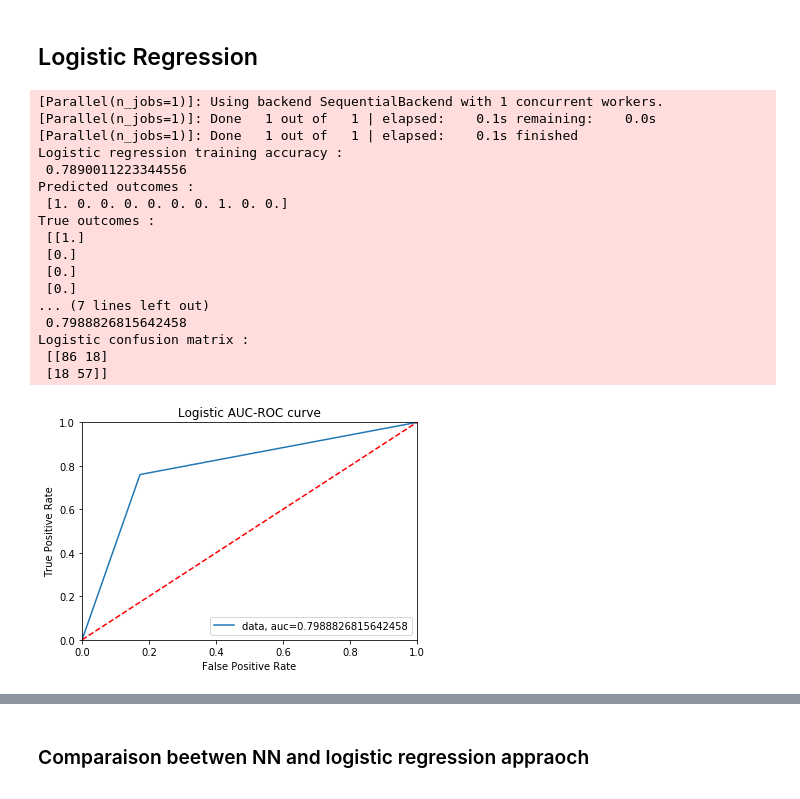
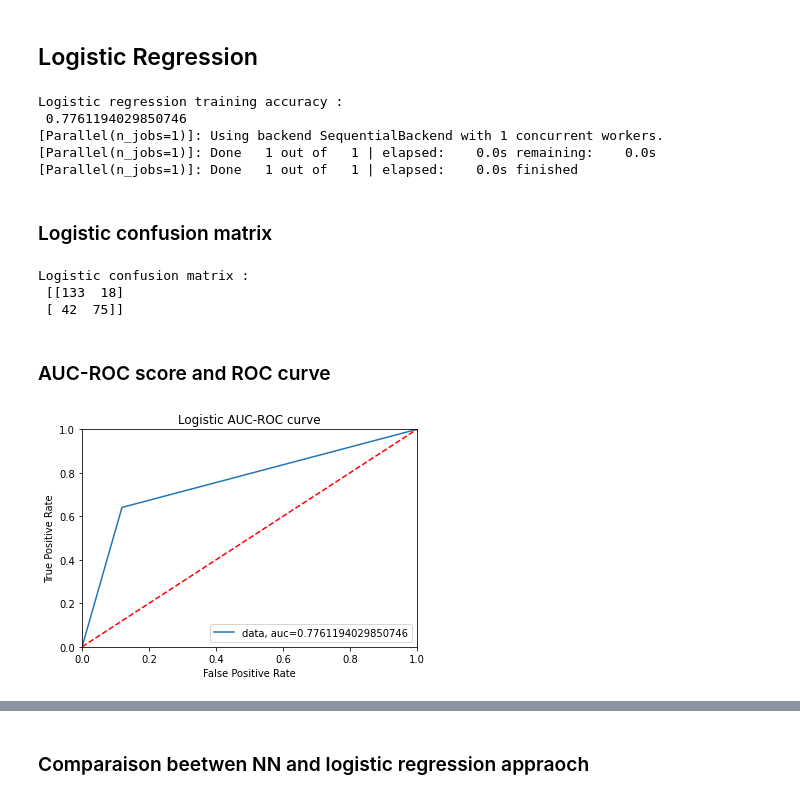
Before and after one commit to Julien-Verdun/Kaggle, a Jupyter notebook: Titanic/titanic/titanic.ipynb, the cells around one changed output, grey strips where cells are left out. Drawn from its saved outputs; the diff is of its cells as text; code cells hidden in the pictures.

```diff
--- a/Titanic/titanic/titanic.ipynb
+++ b/Titanic/titanic/titanic.ipynb
@@ -302,3 +220,11 @@ Input at test time :
+# %%
+# input data processing : creation of the input and output layers
+input_training_data = training_array
+output_training_data = training_df["Survived"].values
+# %%
+# test data processing : creation of the input and output layers
+input_test_data = test_array
+output_test_data = test_df["Survived"].values
 # %% [markdown]
 ### Neural network training
 # %%
@@ -443,60 +410,46 @@ Input at submission time :
 # %% [markdown]
 ## Logistic Regression
+# %%
+# Training of our logistic regression
+clf = LogisticRegression(random_state=0, solver='lbfgs',verbose=4,max_iter=150000, multi_class='ovr').fit(input_training_data, output_training_data)
+
+log_acc = clf.score(input_test_data, output_test_data)
+
+print("Logistic regression training accuracy : \n",log_acc)
+
+# test of the regression
+logistic_prediction = clf.predict(input_test_data)
+# %% [output]
+Logistic regression training accuracy :
+ 0.7761194029850746
+[Parallel(n_jobs=1)]: Using backend SequentialBackend with 1 concurrent workers.
+[Parallel(n_jobs=1)]: Done   1 out of   1 | elapsed:    0.0s remaining:    0.0s
+[Parallel(n_jobs=1)]: Done   1 out of   1 | elapsed:    0.0s finished
+# %% [markdown]
+### Logistic confusion matrix
+# %%
+log_confusion_matrix = confusion_matrix(output_test_data,logistic_prediction)
+print("Logistic confusion matrix : \n",log_confusion_matrix)
+# %% [output]
+Logistic confusion matrix :
+ [[133  18]
+ [ 42  75]]
+# %% [markdown]
+### AUC-ROC score and ROC curve
 # %%
-from sklearn.linear_model import LogisticRegression
-
-
-# Training of our logistic regression
-clf = LogisticRegression(random_state=0, solver='lbfgs',verbose=4,max_iter=150000, multi_class='ovr').fit(input_training_data, output_training_data)
-print("Logistic regression training accuracy : \n",clf.score(input_training_data, output_training_data))
-
-# test of the regression
-logistic_prediction = clf.predict(input_test_data)
-print("Predicted outcomes : \n",logistic_prediction[:10])
-print("True outcomes : \n",output_test_data[:10])
-
-# calculation of the accuracy on test set
-nb_right = 0
-for i in range(len(logistic_prediction)):
-    if logistic_prediction[i] == output_test_data[i]:
-        nb_right += 1
-
-print("Accuracy on test set : \n",nb_right/len(logistic_prediction))
-
-logistic_confusion_matrix = confusion_matrix(output_test_data,logistic_prediction)
-print("Logistic confusion matrix : \n",logistic_confusion_matrix)
-
-
 fpr, tpr, threshold = metrics.roc_curve(output_test_data, logistic_prediction)
 
-plt.plot(fpr,tpr,label="data, auc="+str(nb_right/len(logistic_prediction)))
+plt.plot(fpr,tpr,label="data, auc="+str(log_acc))
 plt.title('Logistic AUC-ROC curve')
 plt.legend(loc = 'lower right')
 plt.plot([0, 1], [0, 1],'r--')
 plt.xlim([0, 1])
 plt.ylim([0, 1])
 plt.ylabel('True Positive Rate')
 plt.xlabel('False Positive Rate')
 plt.show()
 # %% [output]
-[Parallel(n_jobs=1)]: Using backend SequentialBackend with 1 concurrent workers.
-[Parallel(n_jobs=1)]: Done   1 out of   1 | elapsed:    0.1s remaining:    0.0s
-[Parallel(n_jobs=1)]: Done   1 out of   1 | elapsed:    0.1s finished
-Logistic regression training accuracy :
- 0.7890011223344556
-Predicted outcomes :
- [1. 0. 0. 0. 0. 0. 0. 1. 0. 0.]
-True outcomes :
- [[1.]
- [0.]
- [0.]
- [0.]
-... (7 lines left out)
- 0.7988826815642458
-Logistic confusion matrix :
- [[86 18]
- [18 57]]
-[figure, old version]
+[figure, new version]
 # %%
 def predict_logistic(vec_sentence):
     """
```
Also changed, not shown: parts of 72 cells of this notebook, 4 other files.
